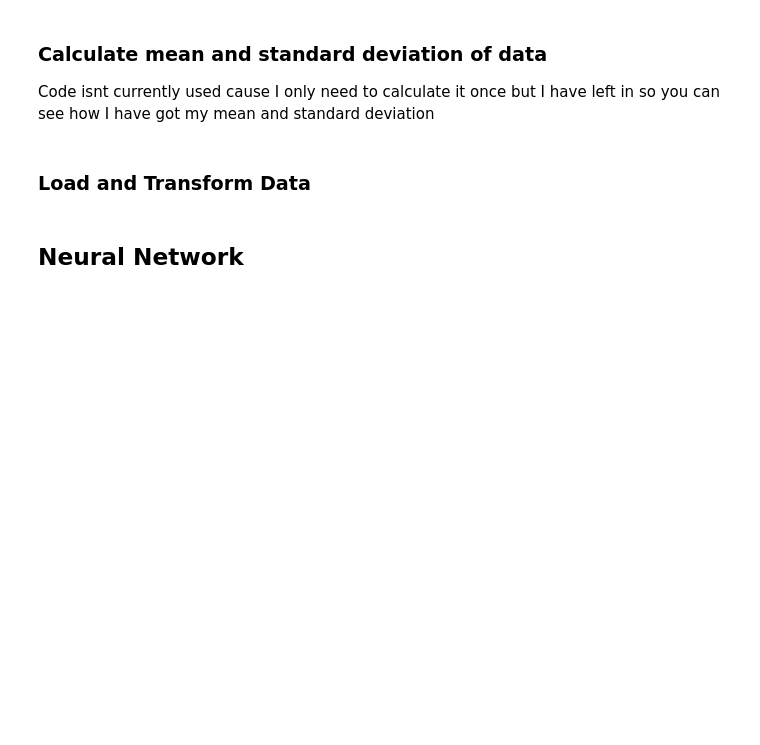
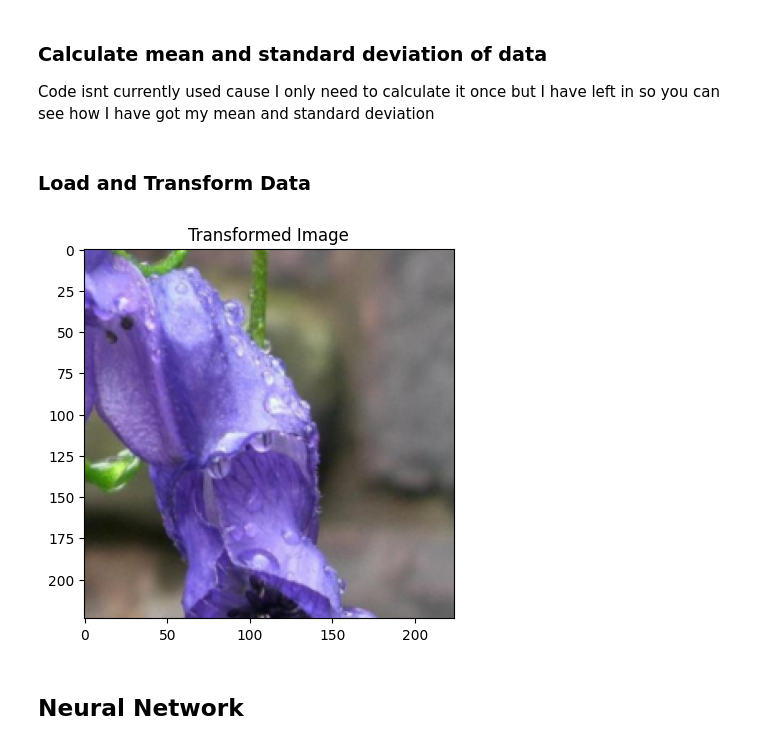
Before and after one commit to elijah-jones-2003/IMLO_Assessment, a Jupyter notebook: IMLO_Assessment.ipynb, the cells around one changed output. Drawn from its saved outputs; the diff is of its cells as text; code cells hidden in the pictures; blank space fills up the shorter version.

```diff
--- a/IMLO_Assessment.ipynb
+++ b/IMLO_Assessment.ipynb
@@ -151,23 +199,25 @@ train_dataloader = DataLoader(training_data, batch_size=batch_size, shuffle=True
 test_dataloader = DataLoader(test_data, batch_size=batch_size)
 validation_dataloader = DataLoader(validation_data, batch_size=batch_size)
 # %%
-# affine_load = transforms.Compose([
+affine_load = transforms.Compose([
+    transforms.RandomResizedCrop(size=(image_size, image_size)),
+    transforms.Resize(size=(image_size, image_size)),
+    transforms.ToTensor(),
+    # transforms.Normalize(mean, std)
+])
 
-#     transforms.Resize(size=(image_size, image_size)),
-#     transforms.ToTensor(),
-#     # transforms.Normalize(mean, std)
-# ])
+train_dataset = datasets.Flowers102(root="data", split="train", transform=affine_load, download=True)
+train_loader = DataLoader(train_dataset, batch_size=batch_size, shuffle=True)
 
-# train_dataset = datasets.Flowers102(root="data", split="train", transform=affine_load, download=True)
-# train_loader = DataLoader(train_dataset, batch_size=batch_size, shuffle=True)
-
-# # Visualize an example transformed image
-# for images, _ in train_loader:
-#     transformed_image = transforms.ToPILImage()(images[0])  # Convert the first image tensor to PIL image
-#     plt.imshow(transformed_image)
-#     plt.title('Transformed Image')
-#     plt.show()
-#     break  # Break after visualizing one transformed image
+# Visualize an example transformed image
+for images, _ in train_loader:
+    transformed_image = transforms.ToPILImage()(images[0])  # Convert the first image tensor to PIL image
+    plt.imshow(transformed_image)
+    plt.title('Transformed Image')
+    plt.show()
+    break  # Break after visualizing one transformed image
+# %% [output]
+[figure, added]
 # %% [markdown]
 ## Neural Network
 # %% [markdown]
```
Also changed, not shown: parts of 12 cells of this notebook.
